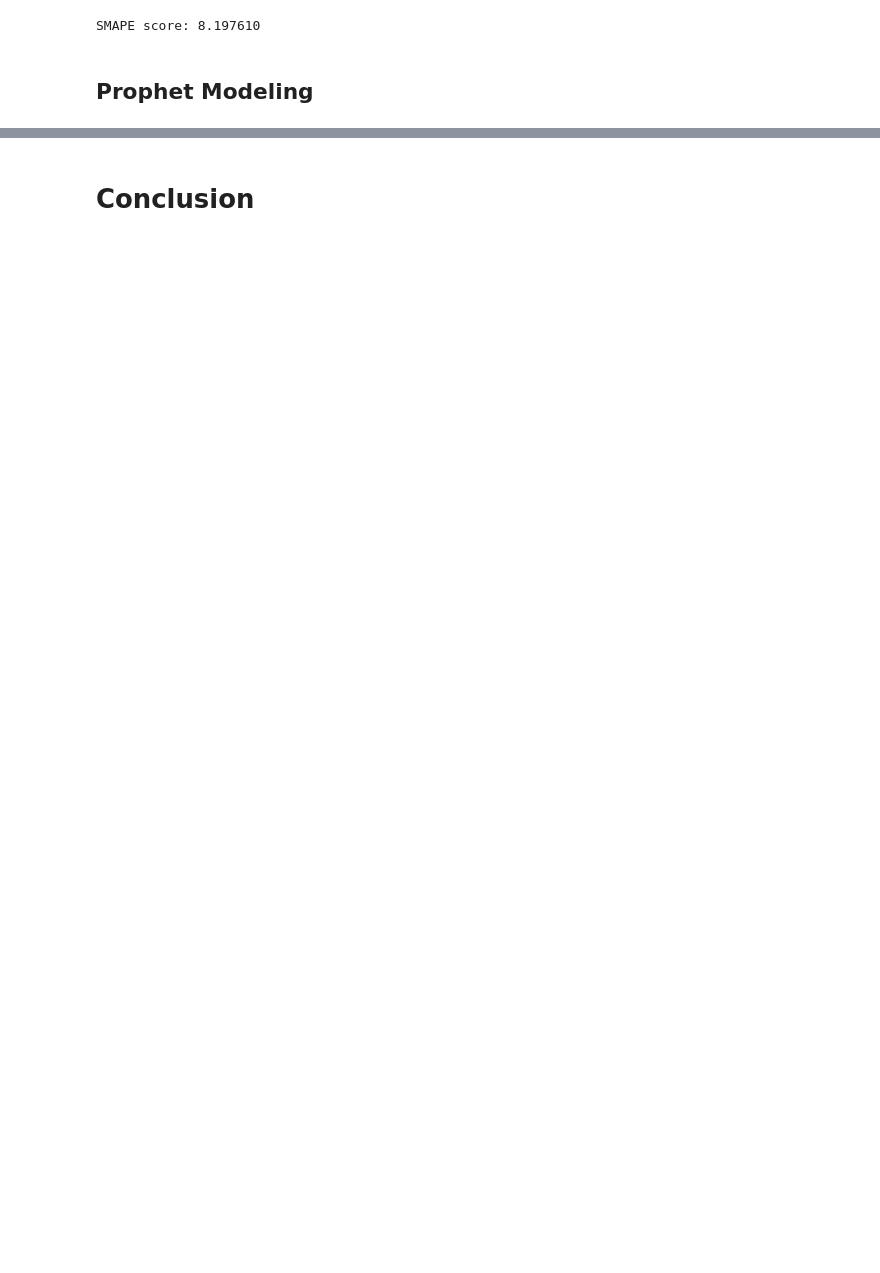
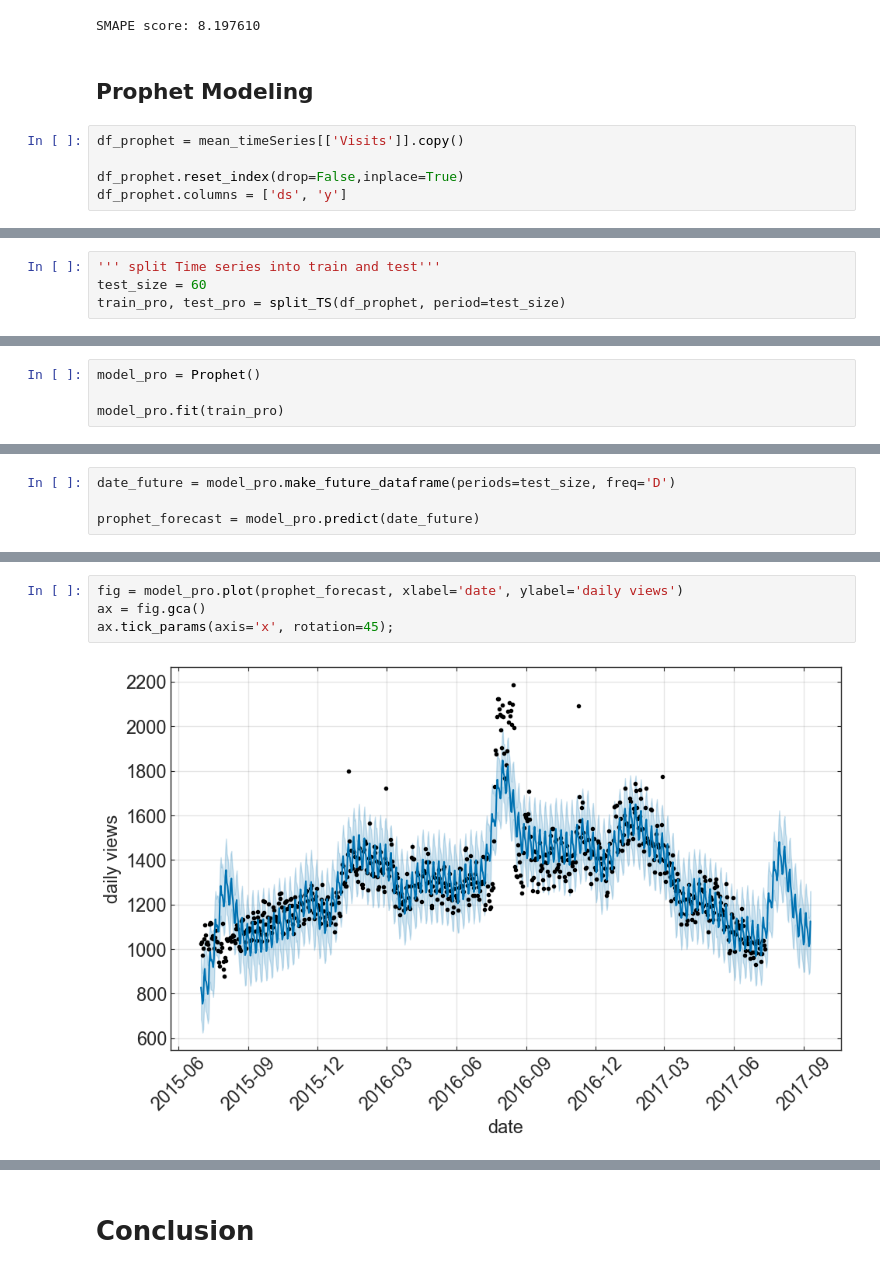
Before and after one commit to astrodoo/Springboard, a Jupyter notebook: Capstone_WebTraffic/notebook/WebTraffic_Preprocess_Model.ipynb, the cells around one changed output, grey strips where cells are left out. Saved outputs shown, nothing was run; the diff lists cells and outputs as text; blank space fills up the shorter version.

```diff
--- a/Capstone_WebTraffic/notebook/WebTraffic_Preprocess_Model.ipynb
+++ b/Capstone_WebTraffic/notebook/WebTraffic_Preprocess_Model.ipynb
@@ -728,3 +740,8 @@ print('SMAPE score: {:f}'.format(smape_sarima))
 SMAPE score: 8.197610
 # %% [markdown]
 ## Prophet Modeling
+# %%
+df_prophet = mean_timeSeries[['Visits']].copy()
+
+df_prophet.reset_index(drop=False,inplace=True)
+df_prophet.columns = ['ds', 'y']
@@ -730,0 +764,4 @@ SMAPE score: 8.197610
+# %%
+''' split Time series into train and test'''
+test_size = 60
+train_pro, test_pro = split_TS(df_prophet, period=test_size)
@@ -730,0 +786,4 @@ SMAPE score: 8.197610
+# %%
+model_pro = Prophet()
+
+model_pro.fit(train_pro)
@@ -730,0 +813,4 @@ SMAPE score: 8.197610
+# %%
+date_future = model_pro.make_future_dataframe(periods=test_size, freq='D')
+
+prophet_forecast = model_pro.predict(date_future)
@@ -730,0 +833,6 @@ SMAPE score: 8.197610
+# %%
+fig = model_pro.plot(prophet_forecast, xlabel='date', ylabel='daily views')
+ax = fig.gca()
+ax.tick_params(axis='x', rotation=45);
+# %% [output]
+[figure, added]
```
Also changed, not shown: parts of 47 cells of this notebook.
